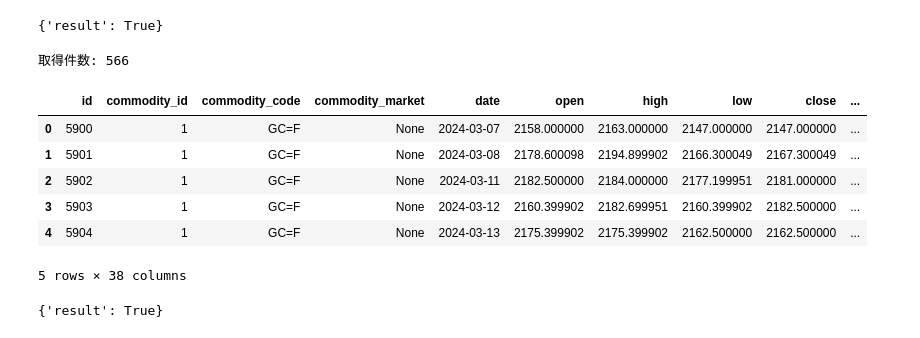
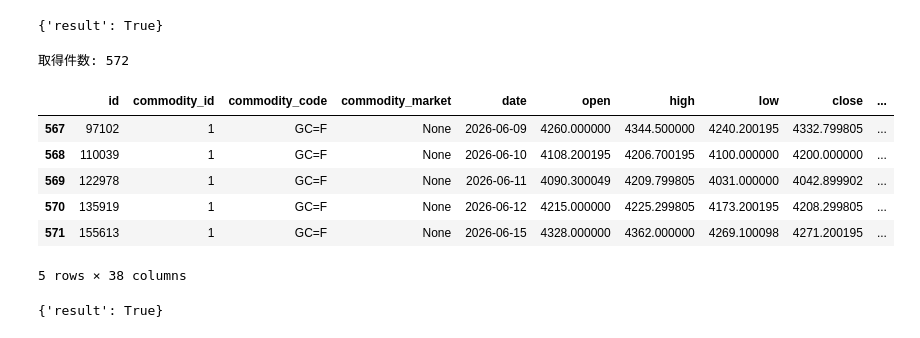
Before and after one commit to nekonabesan/stock_market_analysis, a Jupyter notebook: notebook/GOLD_SILVER_20260608.ipynb, the cells around one changed output. Cells and saved outputs as stored; diff of their text form; code cells hidden in the pictures.

```diff
--- a/notebook/GOLD_SILVER_20260608.ipynb
+++ b/notebook/GOLD_SILVER_20260608.ipynb
@@ -52,19 +52,19 @@ response
 # %%
 gold_df = request_api.get_commodity_time_series_data(
     code=gold,
     market=None,
     start='2025-01-01',
     end=end
 )
-gold_df.head()
+gold_df.tail()
 # %% [output]
-取得件数: 566
+取得件数: 572
 |  | id | commodity_id | commodity_code | commodity_market | date | open | high | low | close | ... |
-| 0 | 5900 | 1 | GC=F | None | 2024-03-07 | 2158.000000 | 2163.000000 | 2147.000000 | 2147.000000 | ... |
-| 1 | 5901 | 1 | GC=F | None | 2024-03-08 | 2178.600098 | 2194.899902 | 2166.300049 | 2167.300049 | ... |
-| 2 | 5902 | 1 | GC=F | None | 2024-03-11 | 2182.500000 | 2184.000000 | 2177.199951 | 2181.000000 | ... |
-| 3 | 5903 | 1 | GC=F | None | 2024-03-12 | 2160.399902 | 2182.699951 | 2160.399902 | 2182.500000 | ... |
-| 4 | 5904 | 1 | GC=F | None | 2024-03-13 | 2175.399902 | 2175.399902 | 2162.500000 | 2162.500000 | ... |
+| 567 | 97102 | 1 | GC=F | None | 2026-06-09 | 4260.000000 | 4344.500000 | 4240.200195 | 4332.799805 | ... |
+| 568 | 110039 | 1 | GC=F | None | 2026-06-10 | 4108.200195 | 4206.700195 | 4100.000000 | 4200.000000 | ... |
+| 569 | 122978 | 1 | GC=F | None | 2026-06-11 | 4090.300049 | 4209.799805 | 4031.000000 | 4042.899902 | ... |
+| 570 | 135919 | 1 | GC=F | None | 2026-06-12 | 4215.000000 | 4225.299805 | 4173.200195 | 4208.299805 | ... |
+| 571 | 155613 | 1 | GC=F | None | 2026-06-15 | 4328.000000 | 4362.000000 | 4269.100098 | 4271.200195 | ... |
 5 rows × 38 columns
 # %%
 silver = 'SI=F'
```
Also changed, not shown: parts of 10 cells of this notebook, 8 other files.
